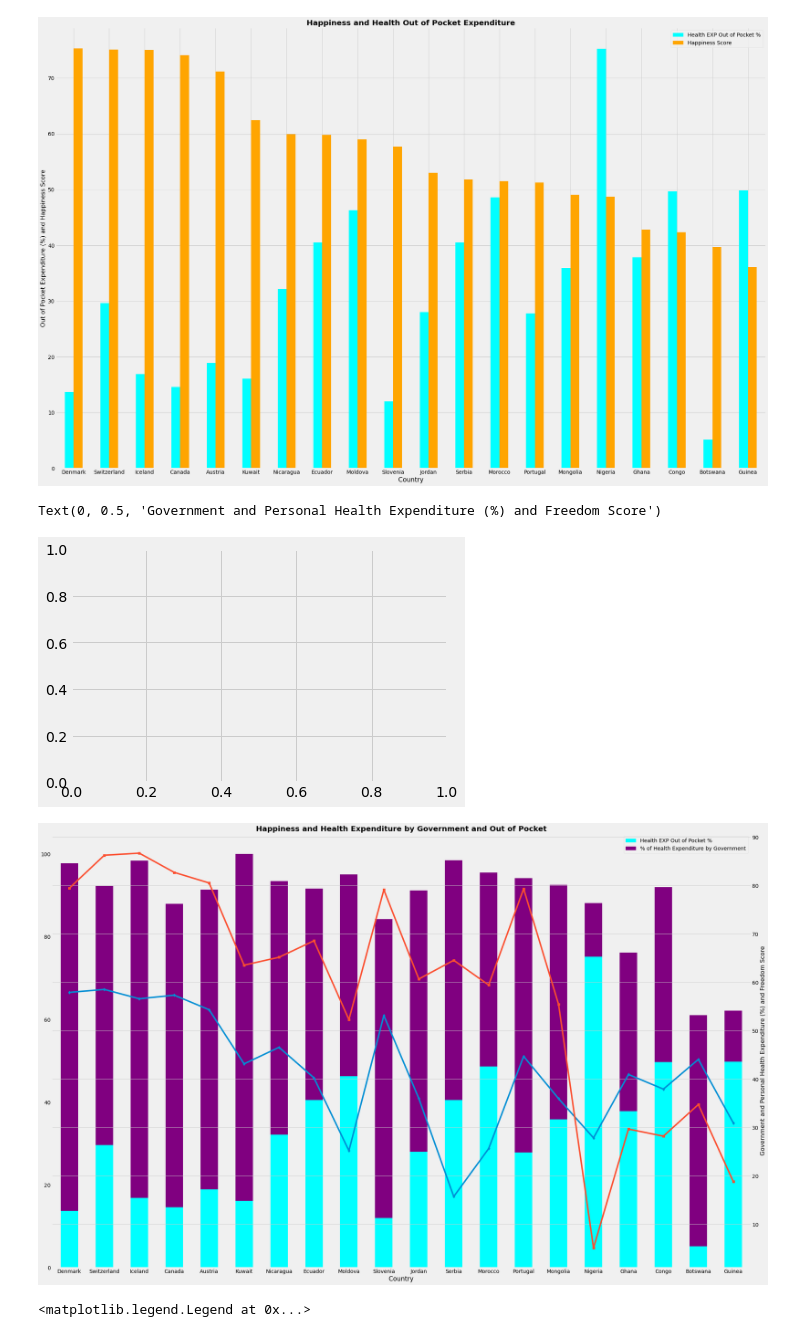
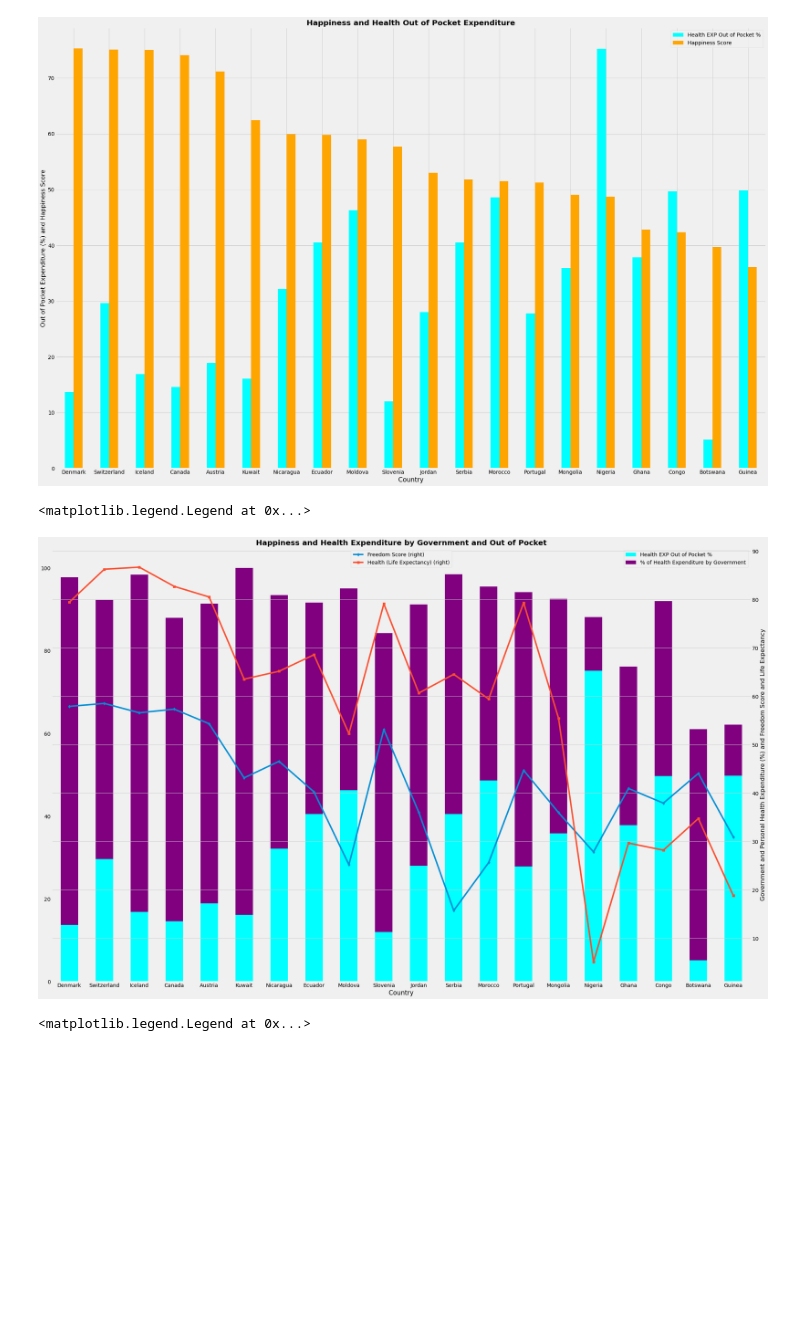
Before and after one commit to conwaykylej/Are_you_Sick_of_It, a Jupyter notebook: Out of Pocket Exp..ipynb, the cells around one changed output. Drawn from its saved outputs; the diff is of its cells as text; code cells hidden in the pictures; blank space fills up the shorter version.

Commit message:
Healthcare Graphs

```diff
--- a/Out of Pocket Exp..ipynb
+++ b/Out of Pocket Exp..ipynb
@@ -238,38 +238,37 @@ Text(0, 0.5, 'Out of Pocket Expenditure (%) and Happiness Score')
 # %%
 # Create DataFrame for Sample public and out of pocket
 samp_ge_df = renamed_file_sample_df.groupby(["Country"]).mean()["Health Expenditure Public %"]
 samp_op_df = renamed_file_sample_df.groupby(["Country"]).mean()["Health EXP Out of Pocket %"]
 samp_free_df = renamed_file_sample_df.groupby(["Country"]).mean()["Freedom"]*100
 samp_life_df = renamed_file_sample_df.groupby(["Country"]).mean()["Health (Life Expectancy)"]*100
 
 samp_ophappy_df = pd.DataFrame({
     "Health EXP Out of Pocket %": samp_op_df,
     "% of Health Expenditure by Government": samp_ge_df,
     "Freedom Score": samp_free_df,
     "Health (Life Expectancy)": samp_life_df
 
 })
 
 organized_samp_pub_ope_ophappy_df = samp_ophappy_df.reindex(["Denmark", "Switzerland", "Iceland", "Canada", "Austria",
                                                          "Kuwait", "Nicaragua", "Ecuador", "Moldova", "Slovenia",
                                                          "Jordan", "Serbia", "Morocco", "Portugal", "Mongolia",
                                                          "Nigeria", "Ghana", "Congo", "Botswana", "Guinea"
                                                         ])
 
 # Graphing Out of Pocket Expend and Happiness
 style.use("fivethirtyeight")
-fig, ax4= plt.subplots()
 organized_samp_pub_ope_ophappy_df[["Health EXP Out of Pocket %", "% of Health Expenditure by Government"]].plot.bar(stacked= True, figsize = (30,20),
                                 color={"% of Health Expenditure by Government": "purple", "Health EXP Out of Pocket %": "cyan"}
                                )
 organized_samp_pub_ope_ophappy_df["Freedom Score"].plot(kind="line", marker = "d", secondary_y = True)
 organized_samp_pub_ope_ophappy_df["Health (Life Expectancy)"].plot(kind="line", marker = "s", secondary_y = True)
 plt.title("Happiness and Health Expenditure by Government and Out of Pocket", fontweight ="bold", fontsize=20)
-plt.ylabel("Government and Personal Health Expenditure (%) and Freedom Score", fontsize=16)
+plt.ylabel("Government and Personal Health Expenditure (%) and Freedom Score and Life Expectancy", fontsize=16)
+plt.legend(loc="upper center")
 # %% [output]
-Text(0, 0.5, 'Government and Personal Health Expenditure (%) and Freedom Score')
+<matplotlib.legend.Legend at 0x...>
-[figure, old version]
+[figure, new version]
-[figure, removed]
 # %%
 # Creating a DataFrame for Out of Pocket Expend and Happiness from Random Sample
 samp_op_df = renamed_file_sample_df.groupby(["Country"]).mean()["Health EXP Out of Pocket %"]
```
